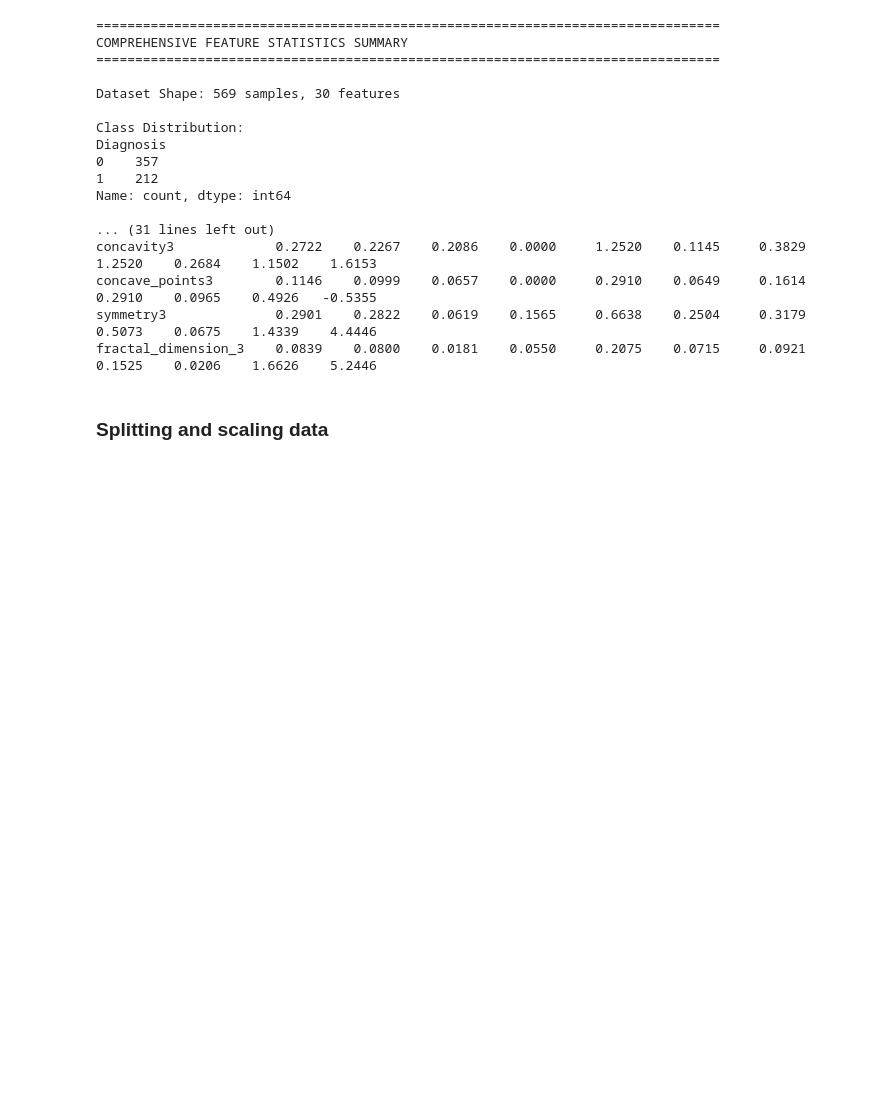
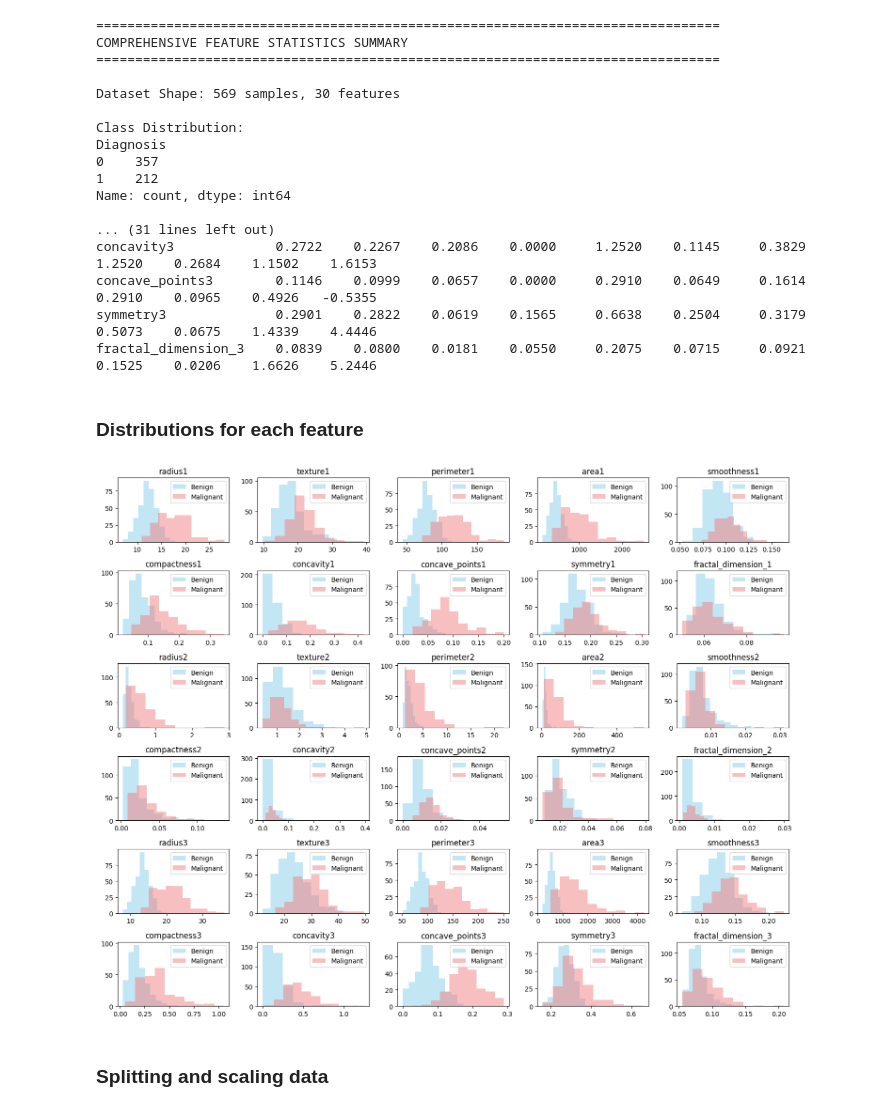
Before and after one commit to kross80300/Data_Analytics_Fall2025_TermProject, a Jupyter notebook: term_project.ipynb, the cells around one changed output. Cells and saved outputs as stored; diff of their text form; code cells hidden in the pictures; blank space fills up the shorter version.

Commit message:
feature visualization aded

```diff
--- a/term_project.ipynb
+++ b/term_project.ipynb
@@ -95,6 +95,27 @@ concavity3             0.2722    0.2267    0.2086    0.0000     1.2520    0.1145
 concave_points3        0.1146    0.0999    0.0657    0.0000     0.2910    0.0649     0.1614     0.2910    0.0965    0.4926   -0.5355
 symmetry3              0.2901    0.2822    0.0619    0.1565     0.6638    0.2504     0.3179     0.5073    0.0675    1.4339    4.4446
 fractal_dimension_3    0.0839    0.0800    0.0181    0.0550     0.2075    0.0715     0.0921     0.1525    0.0206    1.6626    5.2446
+# %% [markdown]
+### Distributions for each feature
+# %%
+fig, axes = plt.subplots(nrows=6, ncols=5, figsize=(15, 12))
+axes = axes.flatten()
+i = 0
+
+for col in X.columns:
+    ben = X[col][y == 0]
+    mal = X[col][y == 1]
+
+    axes[i].hist(ben, color='skyblue', alpha = 0.5, label='Benign')
+    axes[i].hist(mal, color='lightcoral', alpha = 0.5, label='Malignant')
+    axes[i].set_title(col)
+    axes[i].legend()
+    i += 1
+
+plt.tight_layout()
+plt.show()
+# %% [output]
+[figure, added]
 # %% [markdown]
 ### Splitting and scaling data
 # %%
```
